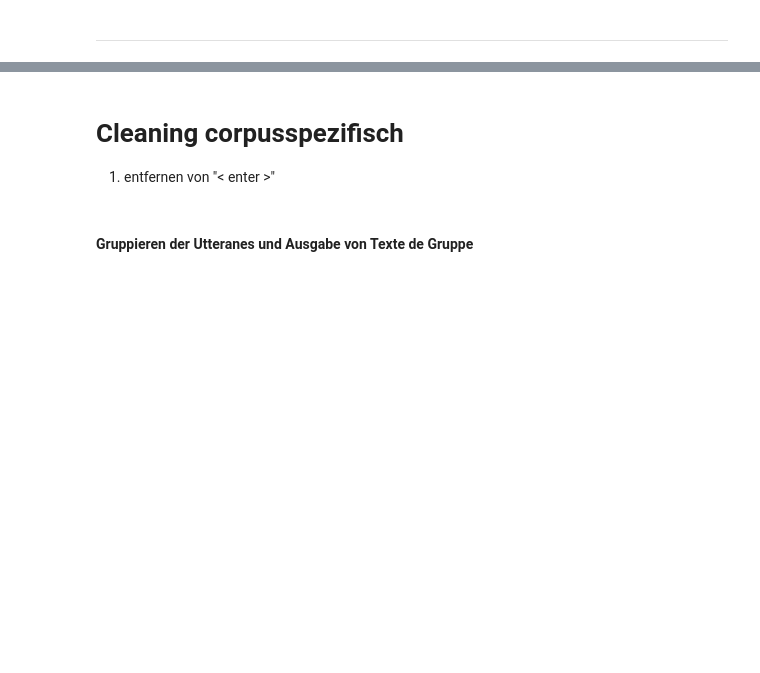
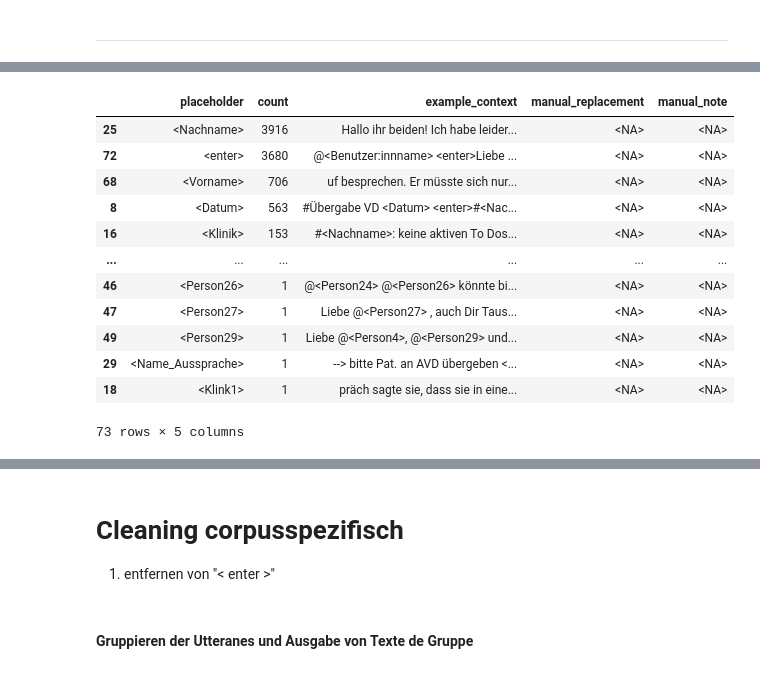
Before and after one commit to sajosa/DocTalk-Corpus-Analysis, a Jupyter notebook: 02_group_messages_analysis/DocTalk_ChatCorpus_Analyse_Gr.ipynb, the cells around one changed output, grey strips where cells are left out. Drawn from its saved outputs; the diff is of its cells as text; code cells hidden in the pictures; blank space fills up the shorter version.

```diff
--- a/02_group_messages_analysis/DocTalk_ChatCorpus_Analyse_Gr.ipynb
+++ b/02_group_messages_analysis/DocTalk_ChatCorpus_Analyse_Gr.ipynb
@@ -7282,0 +7292,61 @@ display(HTML(f"""
+# %%
+# =========================
+# Create context snippets around placeholders
+# =========================
+
+def get_placeholder_context(text, placeholder, window=60):
+    """
+    Return a short context snippet around a placeholder.
+    """
+    text = str(text)
+    start = text.find(placeholder)
+
+    if start == -1:
+        return text[:window * 2]
+
+    end = start + len(placeholder)
+
+    context_start = max(0, start - window)
+    context_end = min(len(text), end + window)
+
+    return text[context_start:context_end]
+
+
+G_placeholder_examples_df["context"] = G_placeholder_examples_df.apply(
+    lambda row: get_placeholder_context(
+        row["text"],
+        row["placeholder"],
+        window=70
+    ),
+    axis=1
+)
+
+G_placeholder_review_df = (
+    G_placeholder_examples_df
+    .groupby("placeholder", as_index=False)
+    .agg(
+        count=("utterance_id", "count"),
+        example_context=("context", "first")
+    )
+    .sort_values("count", ascending=False)
+)
+
+# Add columns for manual decisions
+G_placeholder_review_df["manual_replacement"] = pd.NA
+G_placeholder_review_df["manual_note"] = pd.NA
+
+display(G_placeholder_review_df)
+# %% [output]
+|  | placeholder | count | example_context | manual_replacement | manual_note |
+| 25 | <Nachname> | 3916 | Hallo ihr beiden! Ich habe leider... | <NA> | <NA> |
+| 72 | <enter> | 3680 | @<Benutzer:innname> <enter>Liebe ... | <NA> | <NA> |
+| 68 | <Vorname> | 706 | uf besprechen. Er müsste sich nur... | <NA> | <NA> |
+| 8 | <Datum> | 563 | #Übergabe VD <Datum> <enter>#<Nac... | <NA> | <NA> |
+| 16 | <Klinik> | 153 | #<Nachname>: keine aktiven To Dos... | <NA> | <NA> |
+| ... | ... | ... | ... | ... | ... |
+| 46 | <Person26> | 1 | @<Person24> @<Person26> könnte bi... | <NA> | <NA> |
+| 47 | <Person27> | 1 | Liebe @<Person27> , auch Dir Taus... | <NA> | <NA> |
+| 49 | <Person29> | 1 | Liebe @<Person4>, @<Person29> und... | <NA> | <NA> |
+| 29 | <Name_Aussprache> | 1 | --> bitte Pat. an AVD übergeben <... | <NA> | <NA> |
+| 18 | <Klink1> | 1 | präch sagte sie, dass sie in eine... | <NA> | <NA> |
+73 rows × 5 columns
```
Also changed, not shown: parts of 18 cells of this notebook, 5 other files.
